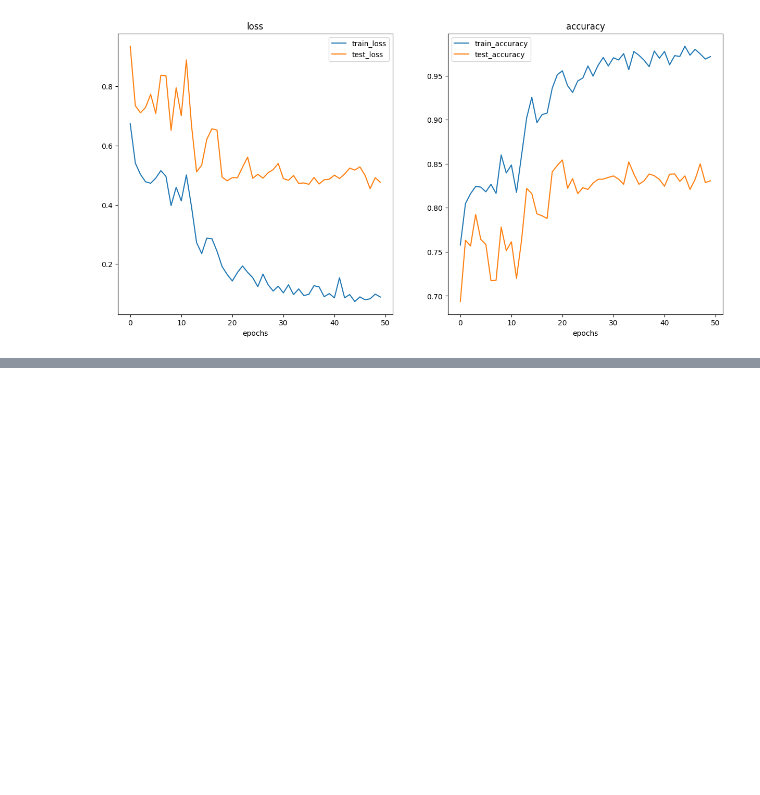
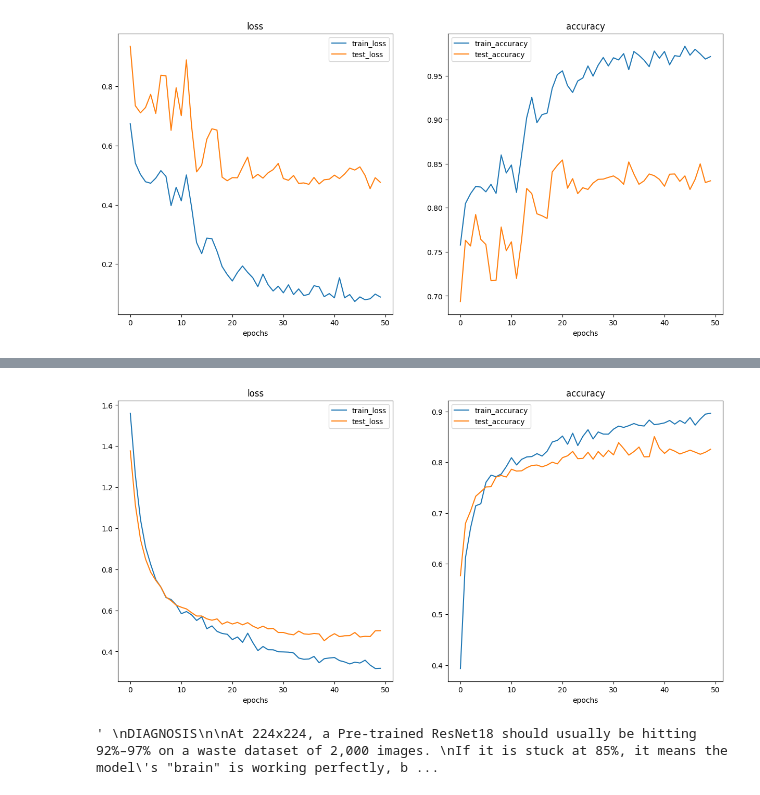
Before and after one commit to L3m1K0uad10/WasteSortingModel, a Jupyter notebook: Waste_classifier_building_pipeline.ipynb, the cells around one changed output, grey strips where cells are left out. Drawn from its saved outputs; the diff is of its cells as text; code cells hidden in the pictures; blank space fills up the shorter version.

```diff
--- a/Waste_classifier_building_pipeline.ipynb
+++ b/Waste_classifier_building_pipeline.ipynb
@@ -658,0 +1145,26 @@ plot_loss_curves(results)
+# %%
+model_transfer = WasteTransferResNet(output_shape = len(class_names)).to(device)
+# %%
+'''
+When moving to Transfer Learning, we are no longer training the model from
+model from scratch. It's kind of i have a professional model that is very
+smart already that i'm about to give new task to, Therefore i should lower
+the learning rate otherwise it might trying to overwrite the useful features
+it already knows.
+
+so in my case here i'm going to lower lr from 1e-3 to 1e-4
+'''
+
+optimizer = torch.optim.Adam(params = model_transfer.parameters(), lr = 0.0001) # lowering the lr
+scheduler = torch.optim.lr_scheduler.ReduceLROnPlateau(optimizer, factor=0.5, patience=3)
+loss_fn = nn.CrossEntropyLoss()
+# %%
+results = train(
+    epochs = 50,
+    model = model_transfer,
+    train_dataloader = train_dataloader,
+    test_dataloader = test_dataloader,
+    optimizer = optimizer,
+    loss_fn = loss_fn,
+    scheduler = scheduler
+)
@@ -658,0 +1189,23 @@ plot_loss_curves(results)
+# %%
+plot_loss_curves(results)
+# %% [output]
+[figure, added]
+# %%
+'''
+DIAGNOSIS
+
+At 224x224, a Pre-trained ResNet18 should usually be hitting 92%–97% on a waste dataset of 2,000 images.
+If it is stuck at 85%, it means the model's "brain" is working perfectly, but it is currently "handcuffed."
+
+The "Frozen" Bottleneck
+I currently have param.requires_grad = False for the entire ResNet body.
+  What this means: I'm using "Generic ImageNet" eyes to look at "Specific Waste" problems.
+
+  The Problem: ImageNet (1,000 classes) includes dogs, cars, and space shuttles. It might not have enough
+               "experience" with the subtle difference between crinkled transparent plastic and crinkled
+               white paper.
+
+To hit 95%, we need to Unfreeze the model so it can adapt its eyes to your specific textures.
+'''
+# %% [output]
+' \nDIAGNOSIS\n\nAt 224x224, a Pre-trained ResNet18 should usually be hitting 92%–97% on a waste dataset of 2,000 images. \nIf it is stuck at 85%, it means the model\'s "brain" is working perfectly, b ...
```
Also changed, not shown: parts of 37 cells of this notebook.
